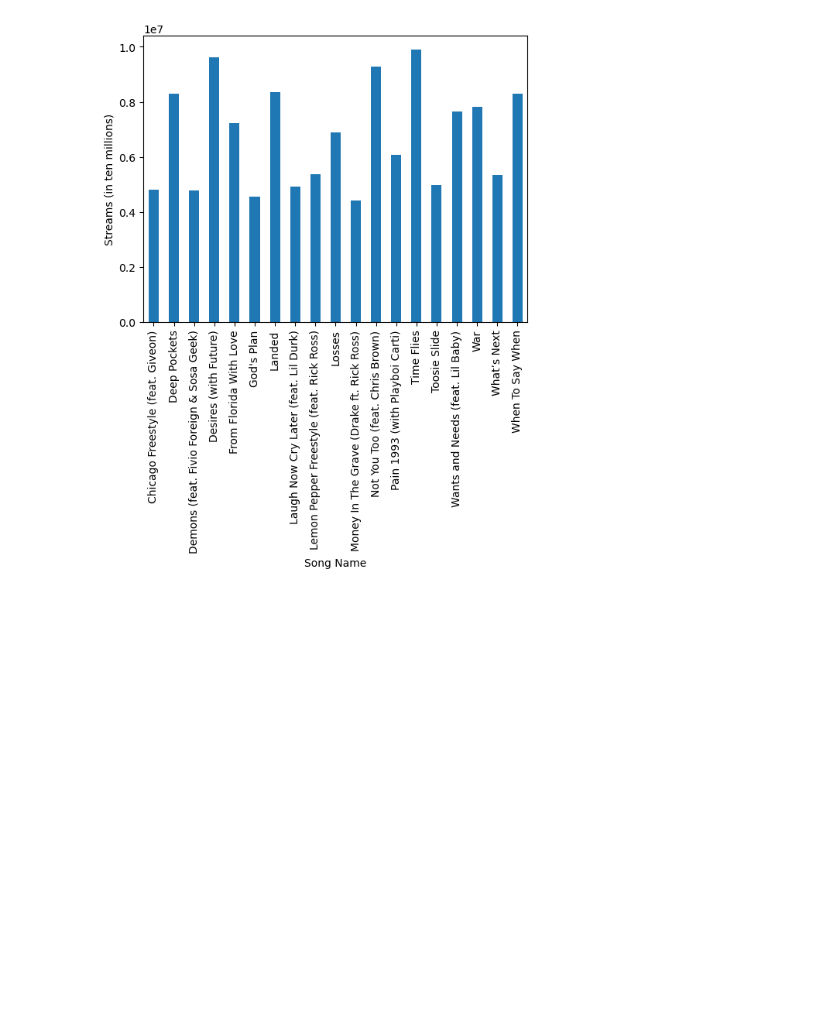
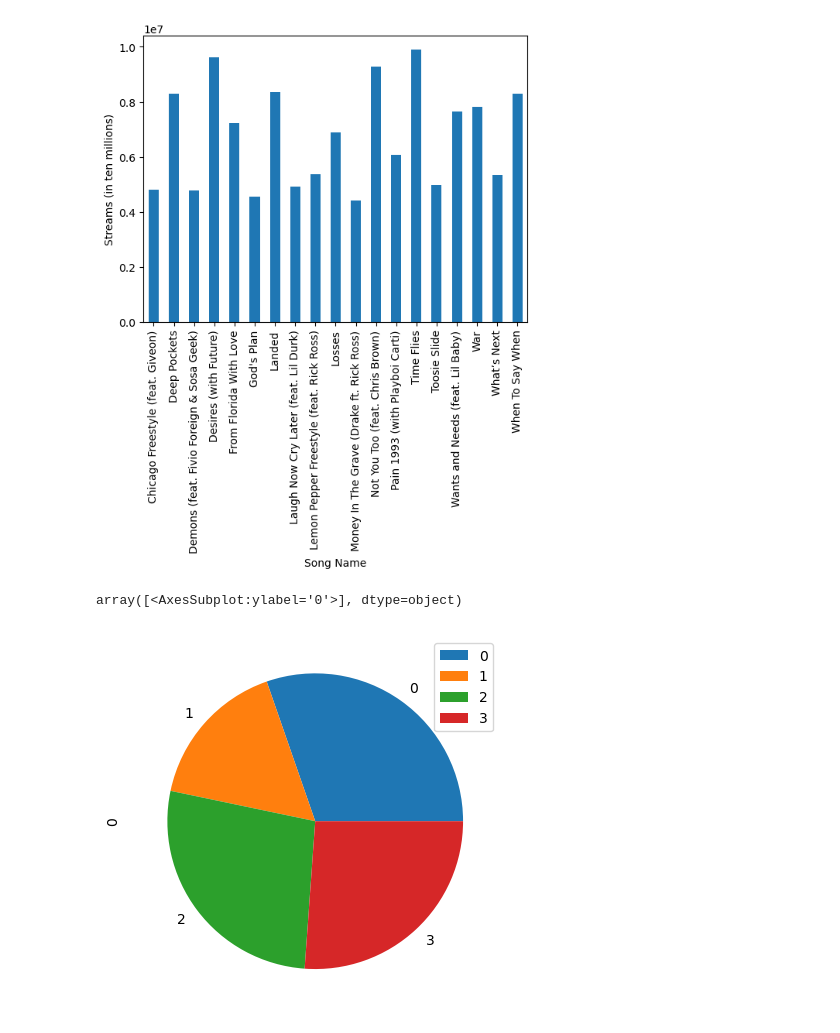
Before and after one commit to AoSxOrca/Project-1, a Jupyter notebook: PythonProjectOne.ipynb, the cells around one changed output. Cells and saved outputs as stored; diff of their text form; code cells hidden in the pictures; blank space fills up the shorter version.

Commit message:
notebook, picture saved, pie chart attempt

```diff
--- a/PythonProjectOne.ipynb
+++ b/PythonProjectOne.ipynb
@@ -57,3 +57,6 @@ artist_maxstreams = artist_count["Streams"].max()
 artist_maxstreams
 # %% [output]
 '9,904,749'
+# %%
+artist_totalstreams = artist_count["Streams"].sum()
+artist_totalstreams
@@ -122,3 +108,32 @@ plt.xticks(rotation = 90)
 plt.show()
 # %% [output]
 [figure]
+# %%
+weeknd_count = (music_data[music_data["Artist"] == "The Weeknd"]).copy()
+sheeran_count = (music_data[music_data["Artist"] == "Ed Sheeran"]).copy()
+doja_count = (music_data[music_data["Artist"] == "Doja Cat"]).copy()
+# %%
+weeknd_count["Streams"] = weeknd_count["Streams"].str.replace(",","").astype(int)
+sheeran_count["Streams"] = sheeran_count["Streams"].str.replace(",","").astype(int)
+doja_count["Streams"] = doja_count["Streams"].str.replace(",","").astype(int)
+# %%
+weeknd_maxstreams = weeknd_count["Streams"].sum()
+sheeran_maxstreams = sheeran_count["Streams"].sum()
+doja_maxstreams = doja_count["Streams"].sum()
+# %%
+#df = pd.DataFrame({"Weeknd":  weeknd_maxstreams,
+#                    "Ed":  sheeran_maxstreams,
+#                    "Doja":  doja_maxstreams,
+#                    "Drake":  artist_totalstreams
+#                  })
+df = pd.DataFrame([weeknd_maxstreams, sheeran_maxstreams, doja_maxstreams, artist_totalstreams])
+
+#pie_chart = df.groupby(df[0])(df[1])(df[2])[df[3]].sum()
+df.plot(kind='pie', subplots=True)
+#plt.pie(weeknd_maxstreams, sheeran_maxstreams, doja_maxstreams, artist_maxstreams)
+#plt.show()
+#df
+#pie_graph
+# %% [output]
+array([<AxesSubplot:ylabel='0'>], dtype=object)
+[figure, added]
```
Also changed, not shown: parts of 4 cells of this notebook, 2 other files.
